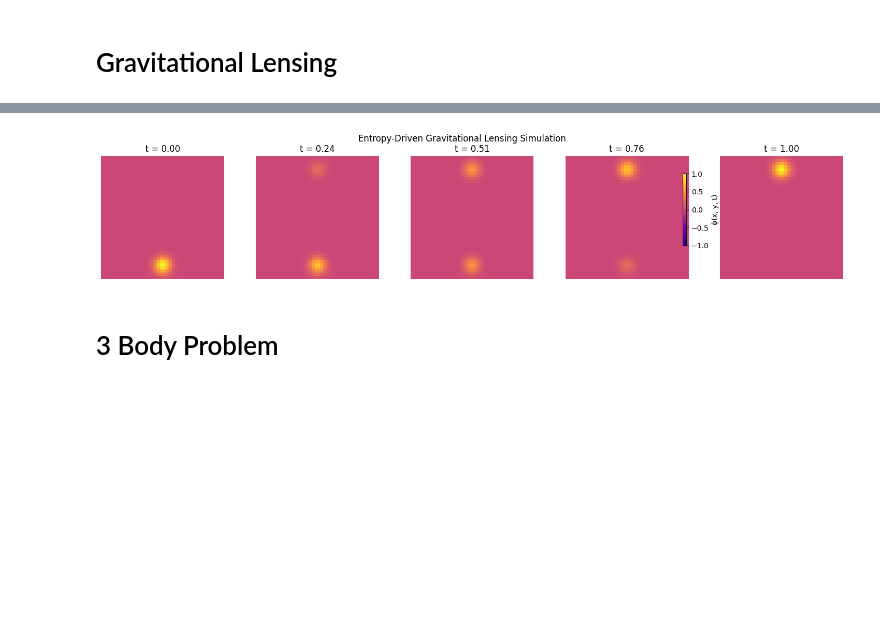
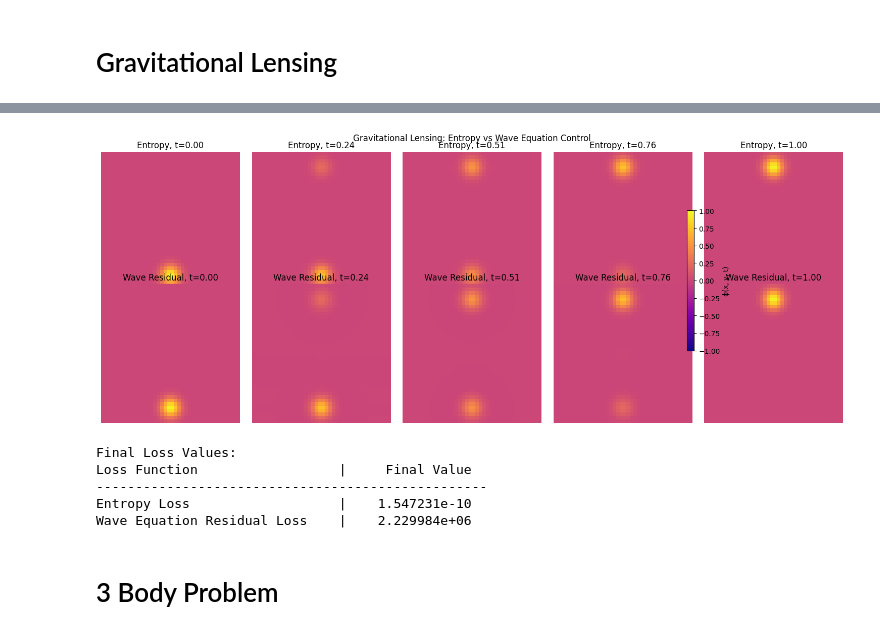
Before and after one commit to nking-1/Generativity, a Jupyter notebook: EntropyFlowLagrangianExamples.ipynb, the cells around one changed output, grey strips where cells are left out. Cells and saved outputs as stored; diff of their text form; code cells hidden in the pictures; blank space fills up the shorter version.

Commit message:
control loss functions for physics simulations

```diff
--- a/EntropyFlowLagrangianExamples.ipynb
+++ b/EntropyFlowLagrangianExamples.ipynb
@@ -1201,6 +1371,11 @@ t = np.linspace(0, T, Nt)
 
 dx, dy, dt = x[1]-x[0], y[1]-y[0], t[1]-t[0]
 X, Y = np.meshgrid(x, y, indexing='ij')
+
+def laplacian(phi_slice, dx, dy):
+    d2x = (np.roll(phi_slice, -1, axis=0) - 2 * phi_slice + np.roll(phi_slice, 1, axis=0)) / dx**2
+    d2y = (np.roll(phi_slice, -1, axis=1) - 2 * phi_slice + np.roll(phi_slice, 1, axis=1)) / dy**2
+    return d2x + d2y
 
 # ------------------------------------------
 # 2. Define Initial and Final Conditions
@@ -1244,6 +1419,25 @@ def entropy_loss(phi_flat):
     S_final = np.sum(phi[-1] * dphi_dt)
     return 0.5 * S_final**2
 
+
+def wave_equation_residual_loss(phi_flat):
+    phi = np.zeros((Nt, Nx, Ny))
+    phi[0] = phi_0
+    phi[-1] = phi_T
+    phi[1:-1] = phi_flat.reshape((Nt - 2, Nx, Ny))
+    phi = apply_obstacle(phi)
+
+    loss = 0.0
+
+    for t_idx in range(1, Nt - 1):
+        phi_tt = (phi[t_idx + 1] - 2 * phi[t_idx] + phi[t_idx - 1]) / dt**2
+        lap = laplacian(phi[t_idx], dx, dy)
+        residual = phi_tt - lap
+        loss += np.sum(residual**2)
+
+    return loss * dt
+
+
 # ------------------------------------------
 # 6. Run the Optimizer
 # ------------------------------------------
@@ -1263,6 +1457,22 @@ phi_opt[-1] = phi_T
 phi_opt[1:-1] = result.x.reshape((Nt - 2, Nx, Ny))
 phi_opt = apply_obstacle(phi_opt)
 
+
+result_control = minimize(
+    wave_equation_residual_loss,
+    phi_inner_guess,
+    method='L-BFGS-B',
+    bounds=bounds,
+    options={'disp': True, 'maxiter': 1000}
+)
+
+phi_control = np.zeros((Nt, Nx, Ny))
+phi_control[0] = phi_0
+phi_control[-1] = phi_T
+phi_control[1:-1] = result_control.x.reshape((Nt - 2, Nx, Ny))
+phi_control = apply_obstacle(phi_control)
+
+
 # ------------------------------------------
 # 7. Static Frame Snapshots for Key Moments
 # ------------------------------------------
@@ -1270,19 +1480,32 @@ import matplotlib.pyplot as plt
 
 times_to_plot = [0, Nt//4, Nt//2, 3*Nt//4, Nt-1]
 
-fig, axes = plt.subplots(1, len(times_to_plot), figsize=(15, 3))
+fig, axes = plt.subplots(2, len(times_to_plot), figsize=(15, 6))
 for i, t_idx in enumerate(times_to_plot):
-    ax = axes[i]
-    im = ax.imshow(phi_opt[t_idx], extent=[0, Lx, 0, Ly], origin='lower', cmap='plasma', vmin=-1, vmax=1)
-    ax.set_title(f"t = {t[t_idx]:.2f}")
-    ax.axis('off')
-fig.colorbar(im, ax=axes.ravel().tolist(), shrink=0.6, label="ϕ(x, y, t)")
-plt.suptitle("Entropy-Driven Gravitational Lensing Simulation")
+    ax1 = axes[0, i]
+    ax2 = axes[1, i]
+
+    im1 = ax1.imshow(phi_opt[t_idx], extent=[0, Lx, 0, Ly], origin='lower',
+                     cmap='plasma', vmin=-1, vmax=1)
+    ax1.set_title(f"Entropy, t={t[t_idx]:.2f}")
+    ax1.axis('off')
+
+    im2 = ax2.imshow(phi_control[t_idx], extent=[0, Lx, 0, Ly], origin='lower',
+                     cmap='plasma', vmin=-1, vmax=1)
+    ax2.set_title(f"Wave Residual, t={t[t_idx]:.2f}")
+    ax2.axis('off')
+
+fig.colorbar(im2, ax=axes.ravel().tolist(), shrink=0.6, label="ϕ(x, y, t)")
+plt.suptitle("Gravitational Lensing: Entropy vs Wave Equation Control")
 plt.tight_layout()
+plt.savefig("lensing_comparison_plot.png", dpi=300, bbox_inches='tight')
+plt.show()
 
-# Save the figure
-plt.savefig("lensing_simulation_plot.png", dpi=300, bbox_inches='tight')
-plt.show()
+print("\nFinal Loss Values:")
+print(f"{'Loss Function':<30} | {'Final Value':>15}")
+print("-" * 50)
+print(f"{'Entropy Loss':<30} | {entropy_loss(result.x):>15.6e}")
+print(f"{'Wave Equation Residual Loss':<30} | {wave_equation_residual_loss(result_control.x):>15.6e}")
 # %% [output]
 RUNNING THE L-BFGS-B CODE
 
@@ -1302,6 +1525,11 @@ At iterate    1    f=  1.54723D-10    |proj g|=  8.21781D-04
 
 STOP: TOTAL NO. of f AND g EVALUATIONS EXCEEDS LIMIT
-[figure, old version]
+[figure, new version]
+Final Loss Values:
+Loss Function                  |     Final Value
+--------------------------------------------------
+Entropy Loss                   |    1.547231e-10
+Wave Equation Residual Loss    |    2.229984e+06
 # %% [markdown]
 # 3 Body Problem
 # %%
```
Also changed, not shown: parts of 15 cells of this notebook, 26 other files.
